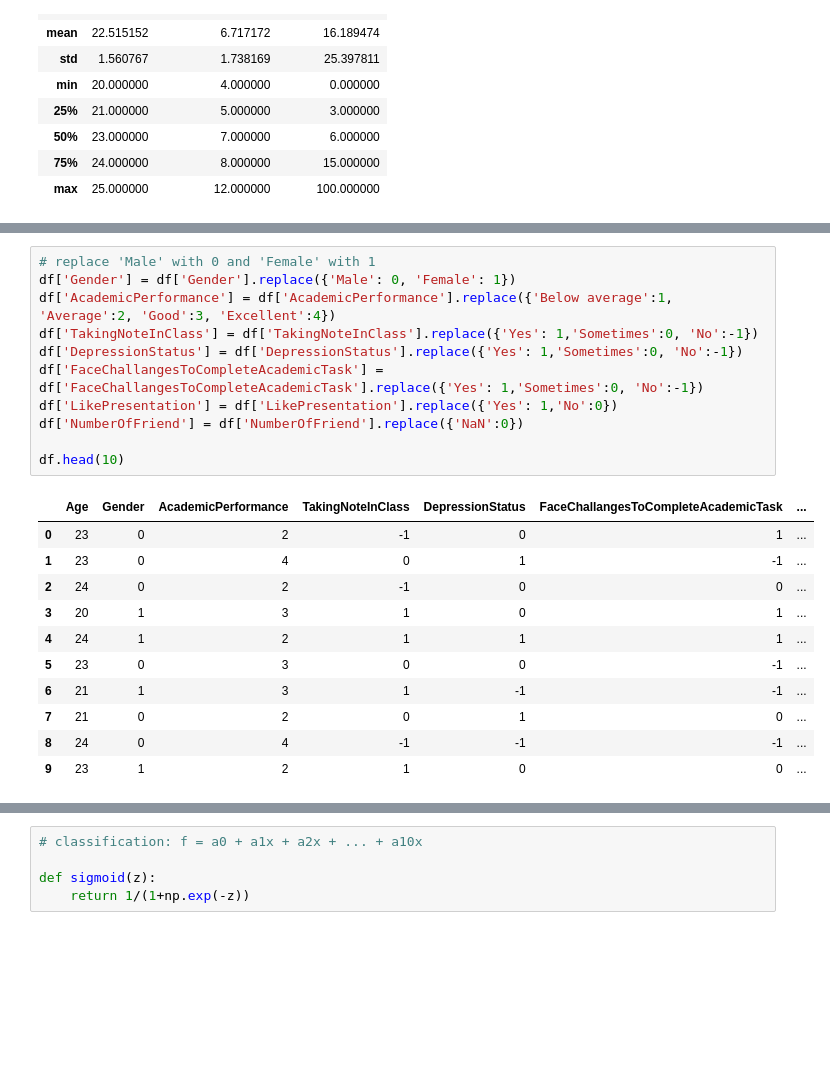
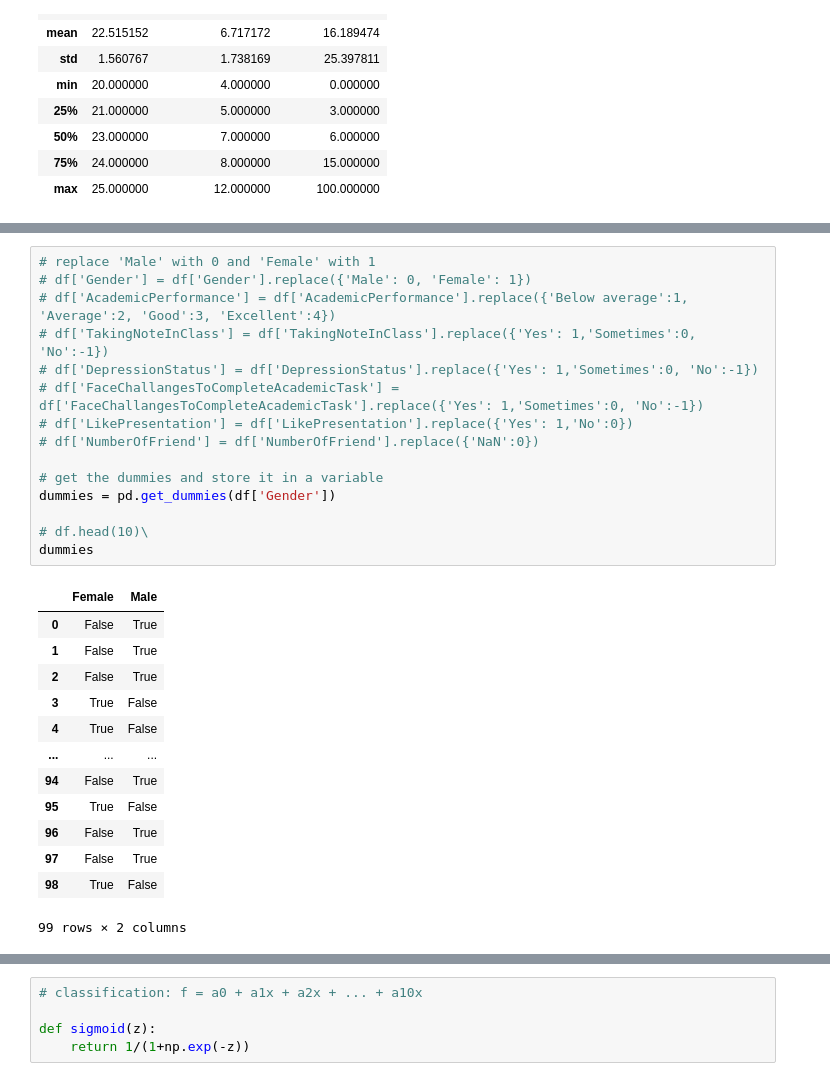
Before and after one commit to Horadmard/Machin_Learning_Project, a Jupyter notebook: Classification.ipynb, the cells around one changed output, grey strips where cells are left out. Cells and saved outputs as stored; diff of their text form; blank space fills up the shorter version.

```diff
--- a/Classification.ipynb
+++ b/Classification.ipynb
@@ -41,26 +58,32 @@ df.shape
 # %%
 # replace 'Male' with 0 and 'Female' with 1
-df['Gender'] = df['Gender'].replace({'Male': 0, 'Female': 1})
-df['AcademicPerformance'] = df['AcademicPerformance'].replace({'Below average':1, 'Average':2, 'Good':3, 'Excellent':4})
-df['TakingNoteInClass'] = df['TakingNoteInClass'].replace({'Yes': 1,'Sometimes':0, 'No':-1})
-df['DepressionStatus'] = df['DepressionStatus'].replace({'Yes': 1,'Sometimes':0, 'No':-1})
-df['FaceChallangesToCompleteAcademicTask'] = df['FaceChallangesToCompleteAcademicTask'].replace({'Yes': 1,'Sometimes':0, 'No':-1})
-df['LikePresentation'] = df['LikePresentation'].replace({'Yes': 1,'No':0})
-df['NumberOfFriend'] = df['NumberOfFriend'].replace({'NaN':0})
+# df['Gender'] = df['Gender'].replace({'Male': 0, 'Female': 1})
+# df['AcademicPerformance'] = df['AcademicPerformance'].replace({'Below average':1, 'Average':2, 'Good':3, 'Excellent':4})
+# df['TakingNoteInClass'] = df['TakingNoteInClass'].replace({'Yes': 1,'Sometimes':0, 'No':-1})
+# df['DepressionStatus'] = df['DepressionStatus'].replace({'Yes': 1,'Sometimes':0, 'No':-1})
+# df['FaceChallangesToCompleteAcademicTask'] = df['FaceChallangesToCompleteAcademicTask'].replace({'Yes': 1,'Sometimes':0, 'No':-1})
+# df['LikePresentation'] = df['LikePresentation'].replace({'Yes': 1,'No':0})
+# df['NumberOfFriend'] = df['NumberOfFriend'].replace({'NaN':0})
 
-df.head(10)
+# get the dummies and store it in a variable
+dummies = pd.get_dummies(df['Gender'])
+
+# df.head(10)\
+dummies
 # %% [output]
-|  | Age | Gender | AcademicPerformance | TakingNoteInClass | DepressionStatus | FaceChallangesToCompleteAcademicTask | ... |
-| 0 | 23 | 0 | 2 | -1 | 0 | 1 | ... |
-| 1 | 23 | 0 | 4 | 0 | 1 | -1 | ... |
-| 2 | 24 | 0 | 2 | -1 | 0 | 0 | ... |
-| 3 | 20 | 1 | 3 | 1 | 0 | 1 | ... |
-| 4 | 24 | 1 | 2 | 1 | 1 | 1 | ... |
-| 5 | 23 | 0 | 3 | 0 | 0 | -1 | ... |
-| 6 | 21 | 1 | 3 | 1 | -1 | -1 | ... |
-| 7 | 21 | 0 | 2 | 0 | 1 | 0 | ... |
-| 8 | 24 | 0 | 4 | -1 | -1 | -1 | ... |
-| 9 | 23 | 1 | 2 | 1 | 0 | 0 | ... |
+|  | Female | Male |
+| 0 | False | True |
+| 1 | False | True |
+| 2 | False | True |
+| 3 | True | False |
+| 4 | True | False |
+| ... | ... | ... |
+| 94 | False | True |
+| 95 | True | False |
+| 96 | False | True |
+| 97 | False | True |
+| 98 | True | False |
+99 rows × 2 columns
 # %%
 df.plot()
 # %% [output]
```
Also changed, not shown: parts of 4 cells of this notebook, 2 other files.
